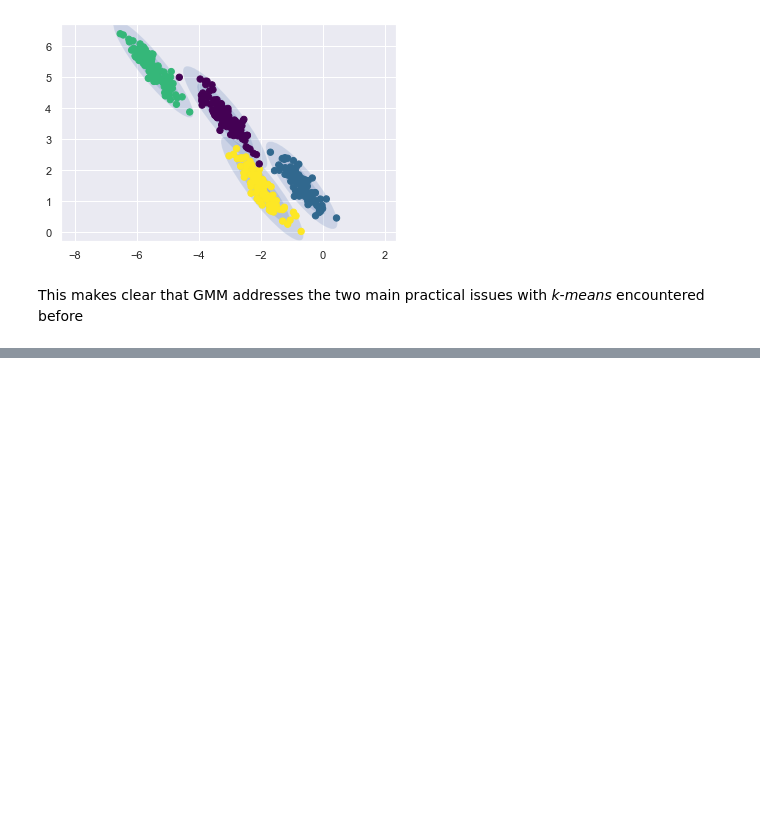
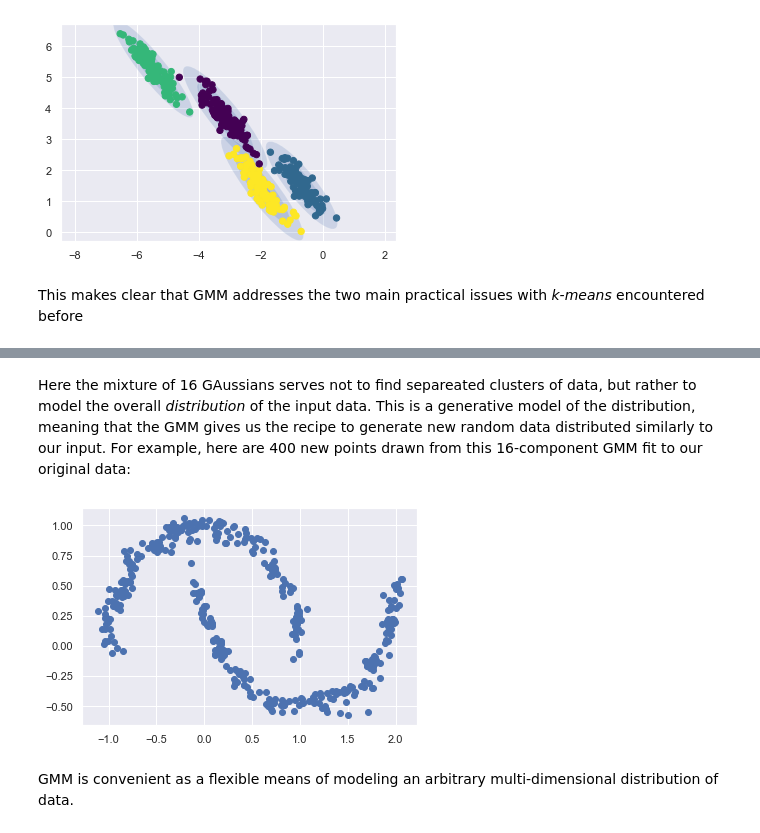
Before and after one commit to Jeffresh/python-datascience-handbook, a Jupyter notebook: scikitlearn/gaussian_mixture_models.ipynb, the cells around one changed output, grey strips where cells are left out. Saved outputs shown, nothing was run; the diff lists cells and outputs as text; code cells hidden in the pictures; blank space fills up the shorter version.

```diff
--- a/scikitlearn/gaussian_mixture_models.ipynb
+++ b/scikitlearn/gaussian_mixture_models.ipynb
@@ -181,0 +209,9 @@ We can see a visual representation of these three choices for a single cluster w
+# %% [markdown]
+Here the mixture of 16 GAussians serves not to find separeated clusters of data, but rather to model the overall *distribution* of the input data. This is a generative model of the distribution, meaning that the GMM gives us the recipe to generate new random data distributed similarly to our input. For example, here are 400 new points drawn from this 16-component GMM fit to our original data:
+# %%
+Xnew, _ = gmm16.sample(400)
+plt.scatter(Xnew[:, 0], Xnew[:, 1]);
+# %% [output]
+[figure, added]
+# %% [markdown]
+GMM is convenient as a flexible means of modeling an arbitrary multi-dimensional distribution of data.
```
Also changed, not shown: parts of 6 cells of this notebook.
